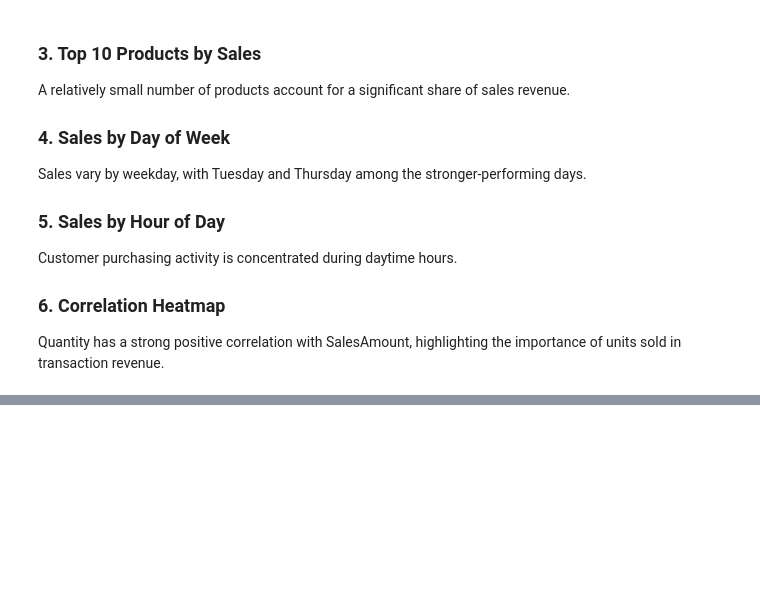
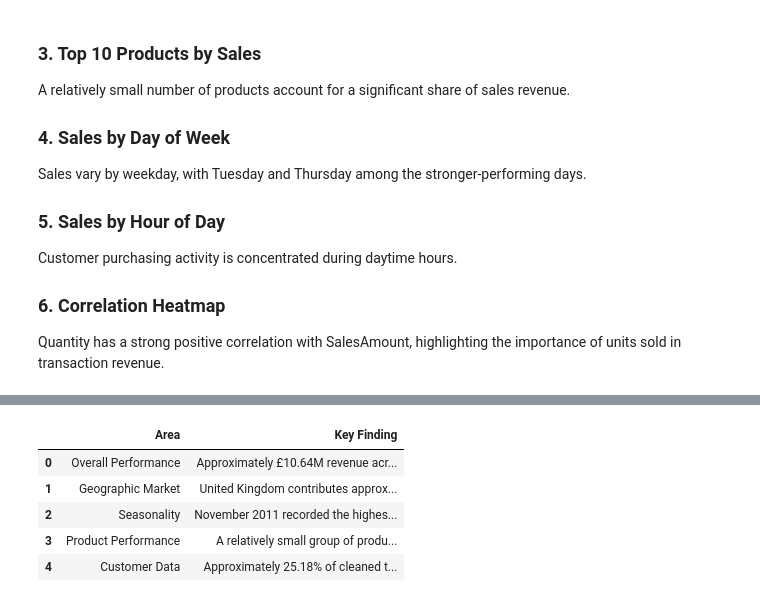
Before and after one commit to Omkar-Pujari/online-retail-sales-analytics, a Jupyter notebook: Notebook/Online_Retail_EDA.ipynb, the cells around one changed output, grey strips where cells are left out. Cells and saved outputs as stored; diff of their text form; code cells hidden in the pictures; blank space fills up the shorter version.

```diff
--- a/Notebook/Online_Retail_EDA.ipynb
+++ b/Notebook/Online_Retail_EDA.ipynb
@@ -1214,0 +1324,26 @@ Quantity has a strong positive correlation with SalesAmount, highlighting the im
+# %%
+insights_table = pd.DataFrame({
+    'Area': [
+        'Overall Performance',
+        'Geographic Market',
+        'Seasonality',
+        'Product Performance',
+        'Customer Data'
+    ],
+    'Key Finding': [
+        'Approximately £10.64M revenue across nearly 20,000 orders.',
+        'United Kingdom contributes approximately 84.59% of total revenue.',
+        'November 2011 recorded the highest monthly sales.',
+        'A relatively small group of products contributes substantial revenue.',
+        'Approximately 25.18% of cleaned transactions lack CustomerID.'
+    ]
+})
+
+display(insights_table)
+# %% [output]
+|  | Area | Key Finding |
+| 0 | Overall Performance | Approximately £10.64M revenue acr... |
+| 1 | Geographic Market | United Kingdom contributes approx... |
+| 2 | Seasonality | November 2011 recorded the highes... |
+| 3 | Product Performance | A relatively small group of produ... |
+| 4 | Customer Data | Approximately 25.18% of cleaned t... |
```
Also changed, not shown: parts of 13 cells of this notebook, 1 other file.
